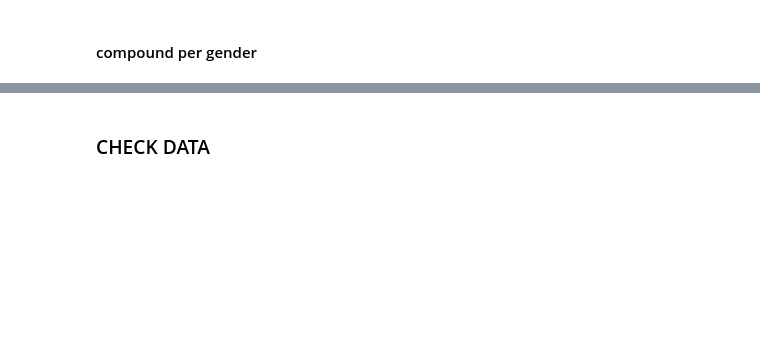
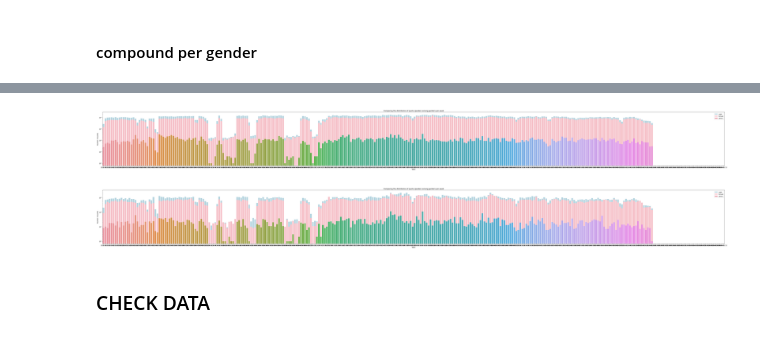
Before and after one commit to epfl-ada/ada-2021-project-adacadabras, a Jupyter notebook: data_processing.ipynb, the cells around one changed output, grey strips where cells are left out. Drawn from its saved outputs; the diff is of its cells as text; code cells hidden in the pictures; blank space fills up the shorter version.

```diff
--- a/data_processing.ipynb
+++ b/data_processing.ipynb
@@ -600,0 +750,6 @@ a,b
+# %%
+data_path = path_quote_metoo
+data_path = data_path[:-9] + '_weekly_count' + data_path[-9:]
+path = data_path.format(2020)
+count = pd.read_json(path, lines=True)
+count
@@ -601,3 +774,44 @@ a,b
+# %%
+years = range(2015, 2020+1)
+
+data_paths = [path_quote_women, path_quote_metoo]
+for data_path in data_paths:
+    data_path = data_path[:-9] + '_weekly_count' + data_path[-9:]
+    count_paths = [data_path.format(year) for year in years]
+    df_counts = []
+    for path in count_paths:
+        df_counts.append(pd.read_json(path, lines=True).iloc[:-1].set_index('week'))
+
+    df_all = pd.DataFrame()
+    week53 = pd.DataFrame(0, index=['0'], columns=df_all.columns)
+    week53 = [0]*df_counts[0].shape[1]
+    for df, year in zip(df_counts, years):
+        df.iloc[0] = [sum(x) for x in zip(df.iloc[0], week53)]
+        week53 = df.iloc[-1]
+        df['year'] = year
+        df['week'] = df.index
+        df['idx'] = str(year) + ' - ' + df.index.astype(str)
+        df_all = df_all.append(df.iloc[:-1]) # lost week 53 of last year (but as it ends at week 16: OK)
+    df_plot = df_all.copy().set_index('idx')
+    df_all.set_index(['week', 'year'] ,inplace=True)
+
+    # PLOT
+    ax = sns.barplot(x=df_plot.index, y=df_plot.male,   label='male',   color='lightblue')
+    ax = sns.barplot(x=df_plot.index, y=df_plot.female, label='female', color='lightpink')
+    ax = sns.barplot(x=df_plot.index, y=df_plot.others, label='others' )
+    plt.yscale('log')
+
+    #ax.axvlines(x=df_plot.index[7]) # want to add vertival line btwn years
+
+    plt.xlabel('Week')
+    plt.ylabel('Number of quotes')
+    plt.title('Comparing the distribution of quote speakers among genders per week')
+    plt.legend()
+    plt.rcParams['figure.figsize'] = (80,7)
+    plt.show()
+# %% [output]
+[figure, added]
+[figure, added]
 # %% [markdown]
 
 ### CHECK DATA
```
Also changed, not shown: parts of 11 cells of this notebook, 2 other files.
